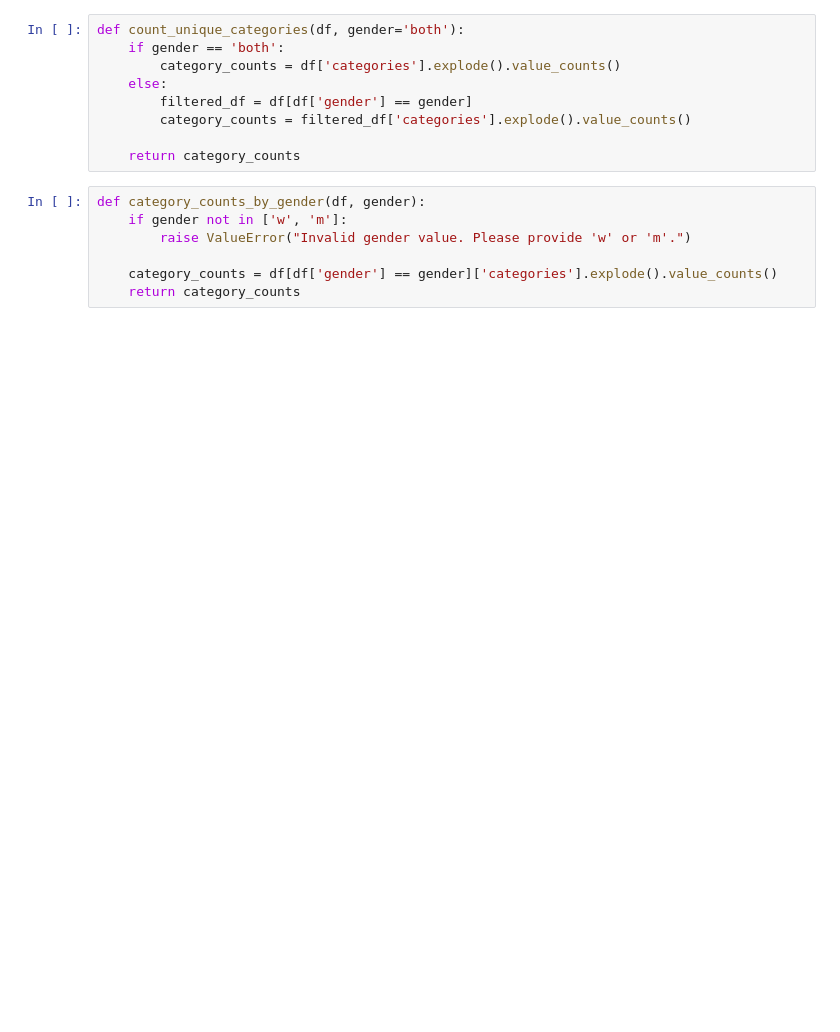
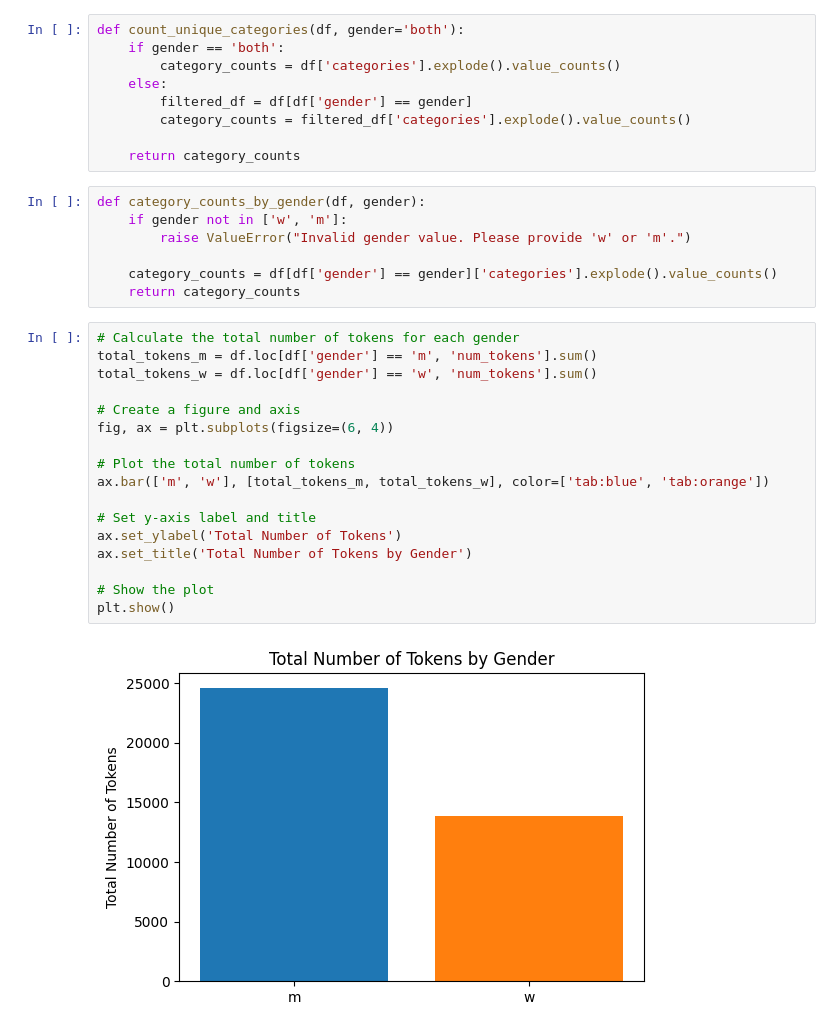
Before and after one commit to niceshice/Forschungsmethoden_LL_Gedichte, a Jupyter notebook: data_vis.ipynb, the cells around one changed output. Cells and saved outputs as stored; diff of their text form; blank space fills up the shorter version.

```diff
--- a/data_vis.ipynb
+++ b/data_vis.ipynb
@@ -98,3 +221,22 @@ def category_counts_by_gender(df, gender):
 
     category_counts = df[df['gender'] == gender]['categories'].explode().value_counts()
     return category_counts
+# %%
+# Calculate the total number of tokens for each gender
+total_tokens_m = df.loc[df['gender'] == 'm', 'num_tokens'].sum()
+total_tokens_w = df.loc[df['gender'] == 'w', 'num_tokens'].sum()
+
+# Create a figure and axis
+fig, ax = plt.subplots(figsize=(6, 4))
+
+# Plot the total number of tokens
+ax.bar(['m', 'w'], [total_tokens_m, total_tokens_w], color=['tab:blue', 'tab:orange'])
+
+# Set y-axis label and title
+ax.set_ylabel('Total Number of Tokens')
+ax.set_title('Total Number of Tokens by Gender')
+
+# Show the plot
+plt.show()
+# %% [output]
+[figure, added]
```
Also changed, not shown: parts of 18 cells of this notebook, 1 other file.
